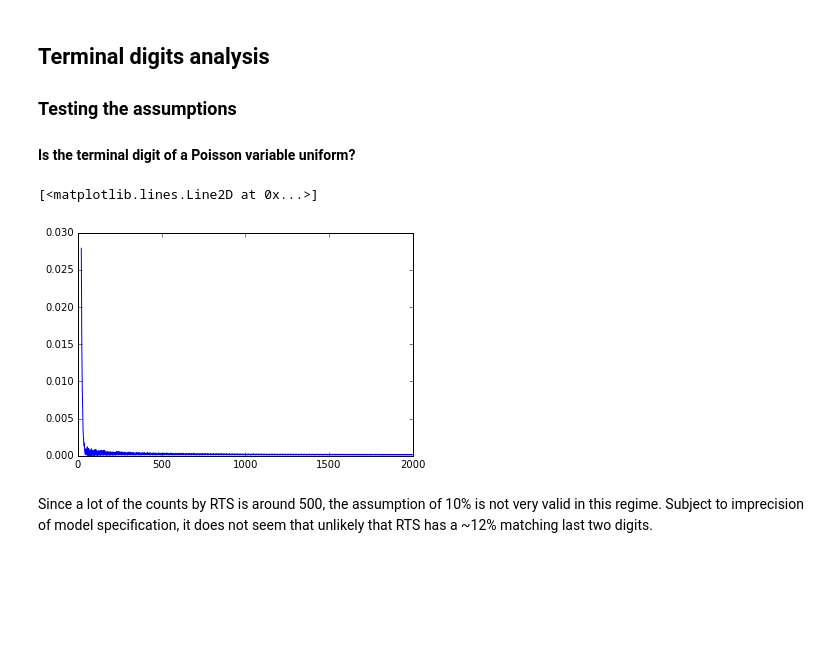
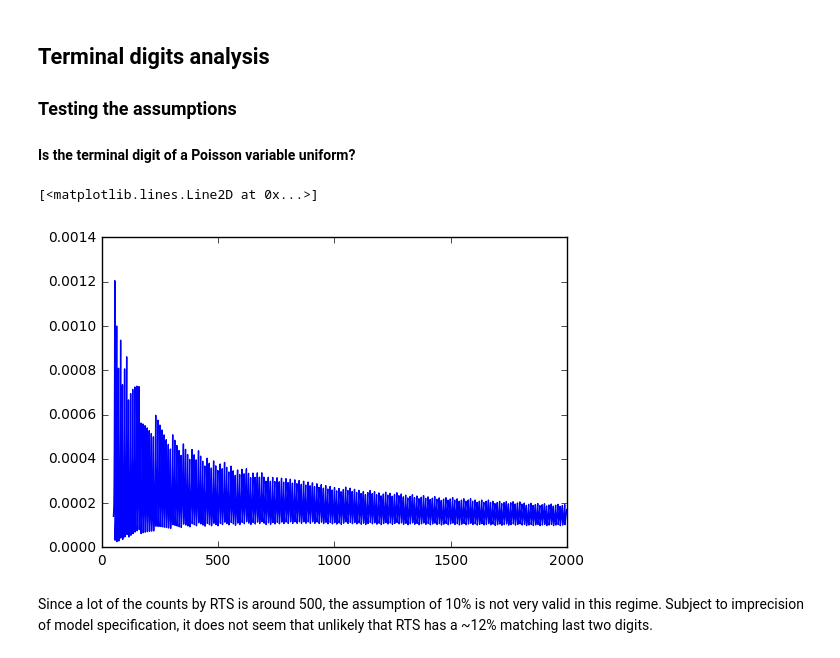
Before and after one commit to mads14/S215a-groupwork, a Jupyter notebook: science-open-research/OSR_Pitt_Hill.ipynb, the cells around one changed output. Cells and saved outputs as stored; diff of their text form; code cells hidden in the pictures; blank space fills up the shorter version.

```diff
--- a/science-open-research/OSR_Pitt_Hill.ipynb
+++ b/science-open-research/OSR_Pitt_Hill.ipynb
@@ -62,24 +174,25 @@ fill_na(outside_colony_cnts, 'Date')
 ### Testing the assumptions
 #### Is the terminal digit of a Poisson variable uniform?
 # %%
+# TODO: ADD COMMENT
 def termd_poisson_tv(mu):
     '''computes the total variation distance of the terminal digit distribution against uniform'''
     # Computes the probability mass, tail probability disregarded
     num_comp = np.ceil(stats.poisson.ppf(0.999, mu) / 10) * 10
     prob = stats.poisson.pmf(np.arange(num_comp), mu)
     # Normalization by 1-norm
     prob = prob / np.linalg.norm(prob, 1)
     # Reshaping prob into 10 columns so each row can be added
     prob = np.reshape(prob, (-1, 10))
     return np.linalg.norm(prob.sum(axis = 0) - np.ones(10) / 10, 1)
 
 v_termd_poisson_tv = np.vectorize(termd_poisson_tv)
 # Range of mu we are plotting
-x = np.arange(20, 2000)
+x = np.arange(50, 2000)
 plt.plot(x, v_termd_poisson_tv(x))
 # %% [output]
 [<matplotlib.lines.Line2D at 0x...>]
-[figure, old version]
+[figure, new version]
 # %% [markdown]
 Since a lot of the counts by RTS is around 500, the assumption of 10% is not very valid in this regime. Subject to imprecision of model specification, it does not seem that unlikely that RTS has a ~12% matching last two digits.
 # %% [markdown]
```
Also changed, not shown: parts of 26 cells of this notebook.
